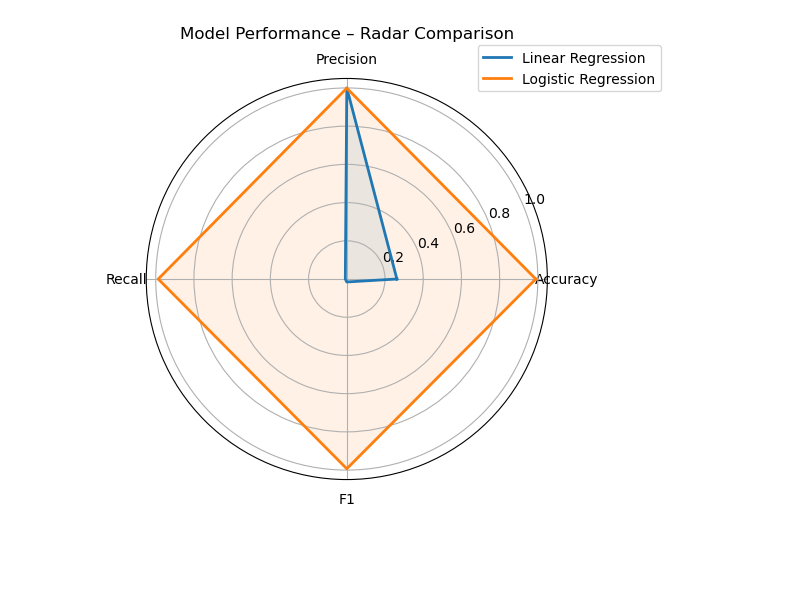
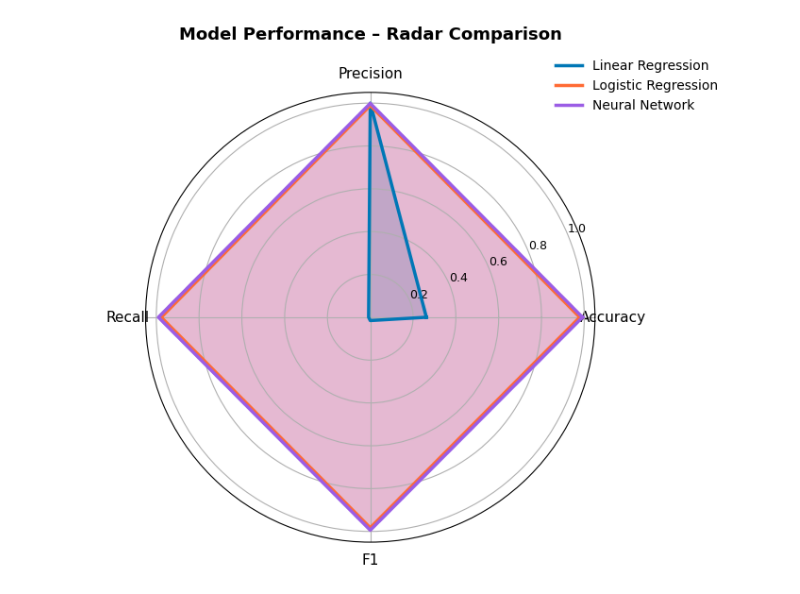
Before and after one commit to matildetex/projects_faa, a Jupyter notebook: notebooks/06_Results_Comparison.ipynb, the cells around one changed output. Drawn from its saved outputs; the diff is of its cells as text; code cells hidden in the pictures; blank space fills up the shorter version.

```diff
--- a/notebooks/06_Results_Comparison.ipynb
+++ b/notebooks/06_Results_Comparison.ipynb
@@ -62,32 +115,52 @@ display(df_results)
 # %%
 # ===========================================
-# 🕸️ Model Comparison – Radar Chart
+# 🕸️ Model Performance – Radar Chart (with Visible Offset)
 # ===========================================
+
+import numpy as np
 import matplotlib.pyplot as plt
-import numpy as np
 
 metrics = ["Accuracy", "Precision", "Recall", "F1"]
 subset = df_results[metrics].dropna()
 
 angles = np.linspace(0, 2*np.pi, len(metrics), endpoint=False).tolist()
-angles += angles[:1]  # close the loop
+angles += angles[:1]  # fechar o polígono
 
-plt.figure(figsize=(6,6))
+# Pequeno deslocamento radial apenas para visualização (não altera dados)
+offsets = {
+    "Linear Regression": 0.0,
+    "Logistic Regression": -0.02,  # leve deslocamento para destacar do NN
+    "Neural Network": 0.0
+}
+
+colors = {
+    "Linear Regression": "#0077b6",   # bright orange
+    "Logistic Regression": "#ff6b35", # vivid blue
+    "Neural Network": "#9b5de5"       # strong violet
+}
+plt.figure(figsize=(7,7))
 ax = plt.subplot(111, polar=True)
 
 for model in subset.index:
     values = subset.loc[model].tolist()
-    values += values[:1]  # close loop
-    ax.plot(angles, values, label=model, linewidth=2)
-    ax.fill(angles, values, alpha=0.1)
+    # aplicar deslocamento
+    values = [v + offsets.get(model, 0) for v in values]
+    values += values[:1]  # fechar o loop
 
+    ax.plot(angles, values, linewidth=2.5, label=model, color=colors.get(model))
+    ax.fill(angles, values, alpha=0.25, color=colors.get(model))
+
+# Ajustes estéticos
 ax.set_xticks(angles[:-1])
-ax.set_xticklabels(metrics)
+ax.set_xticklabels(metrics, fontsize=11)
 ax.set_yticks([0.2, 0.4, 0.6, 0.8, 1.0])
-ax.set_title("Model Performance – Radar Comparison", y=1.08)
-plt.legend(loc='upper right', bbox_to_anchor=(1.3, 1.1))
+ax.set_yticklabels(["0.2","0.4","0.6","0.8","1.0"], fontsize=9)
+ax.set_ylim(0, 1.05)
+ax.set_title("Model Performance – Radar Comparison", y=1.10, fontsize=13, weight='bold')
+
+plt.legend(loc='upper right', bbox_to_anchor=(1.3, 1.1), frameon=False)
 plt.tight_layout()
 plt.show()
 # %% [output]
-[figure, old version]
+[figure, new version]
 # %% [markdown]
```
Also changed, not shown: parts of 5 cells of this notebook, 1 other file.
